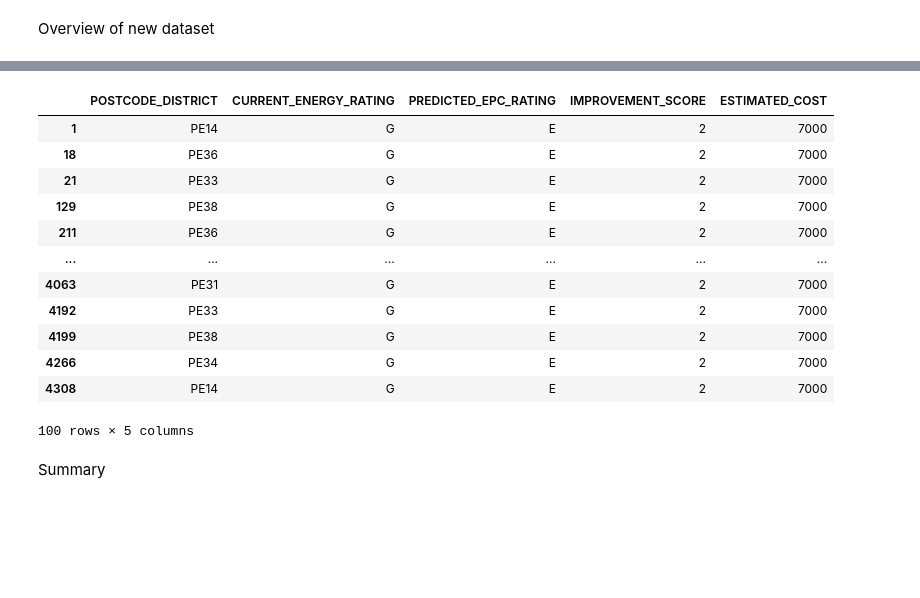
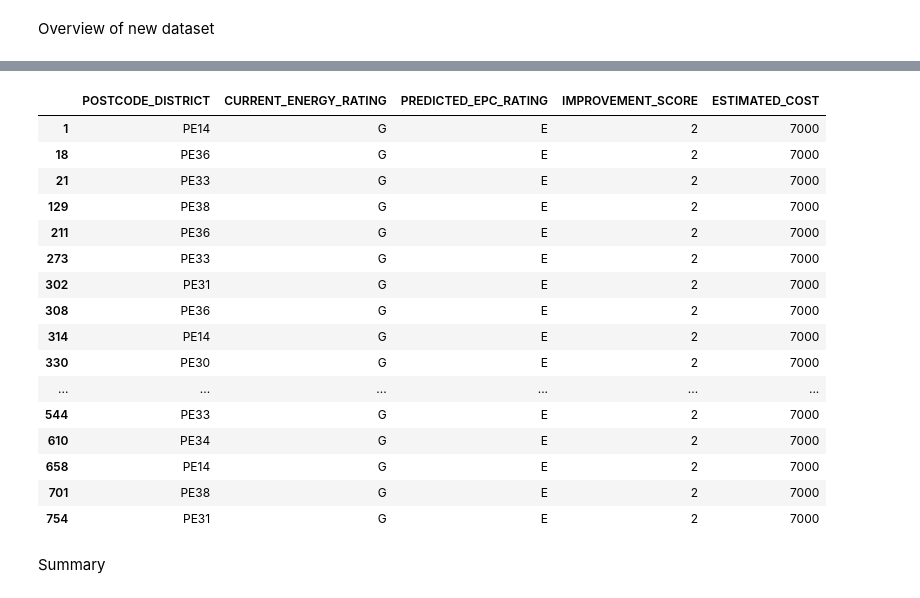
Before and after one commit to AceAdedeji10/CapstoneProject, a Jupyter notebook: KingLynnHousingDataProject.ipynb, the cells around one changed output, grey strips where cells are left out. Drawn from its saved outputs; the diff is of its cells as text; code cells hidden in the pictures; blank space fills up the shorter version.

```diff
--- a/KingLynnHousingDataProject.ipynb
+++ b/KingLynnHousingDataProject.ipynb
@@ -196,21 +196,25 @@ selected_df.head()
 # %%
 selected_df[['POSTCODE_DISTRICT', 'CURRENT_ENERGY_RATING',
              'PREDICTED_EPC_RATING', 'IMPROVEMENT_SCORE',
-             'ESTIMATED_COST']].head(100)
+             'ESTIMATED_COST']].head(20)
 # %% [output]
 |  | POSTCODE_DISTRICT | CURRENT_ENERGY_RATING | PREDICTED_EPC_RATING | IMPROVEMENT_SCORE | ESTIMATED_COST |
 | 1 | PE14 | G | E | 2 | 7000 |
 | 18 | PE36 | G | E | 2 | 7000 |
 | 21 | PE33 | G | E | 2 | 7000 |
 | 129 | PE38 | G | E | 2 | 7000 |
 | 211 | PE36 | G | E | 2 | 7000 |
+| 273 | PE33 | G | E | 2 | 7000 |
+| 302 | PE31 | G | E | 2 | 7000 |
+| 308 | PE36 | G | E | 2 | 7000 |
+| 314 | PE14 | G | E | 2 | 7000 |
+| 330 | PE30 | G | E | 2 | 7000 |
 | ... | ... | ... | ... | ... | ... |
-| 4063 | PE31 | G | E | 2 | 7000 |
-| 4192 | PE33 | G | E | 2 | 7000 |
-| 4199 | PE38 | G | E | 2 | 7000 |
-| 4266 | PE34 | G | E | 2 | 7000 |
-| 4308 | PE14 | G | E | 2 | 7000 |
+| 544 | PE33 | G | E | 2 | 7000 |
+| 610 | PE34 | G | E | 2 | 7000 |
+| 658 | PE14 | G | E | 2 | 7000 |
+| 701 | PE38 | G | E | 2 | 7000 |
+| 754 | PE31 | G | E | 2 | 7000 |
-100 rows × 5 columns
 # %% [markdown]
 Summary
 # %%
```
